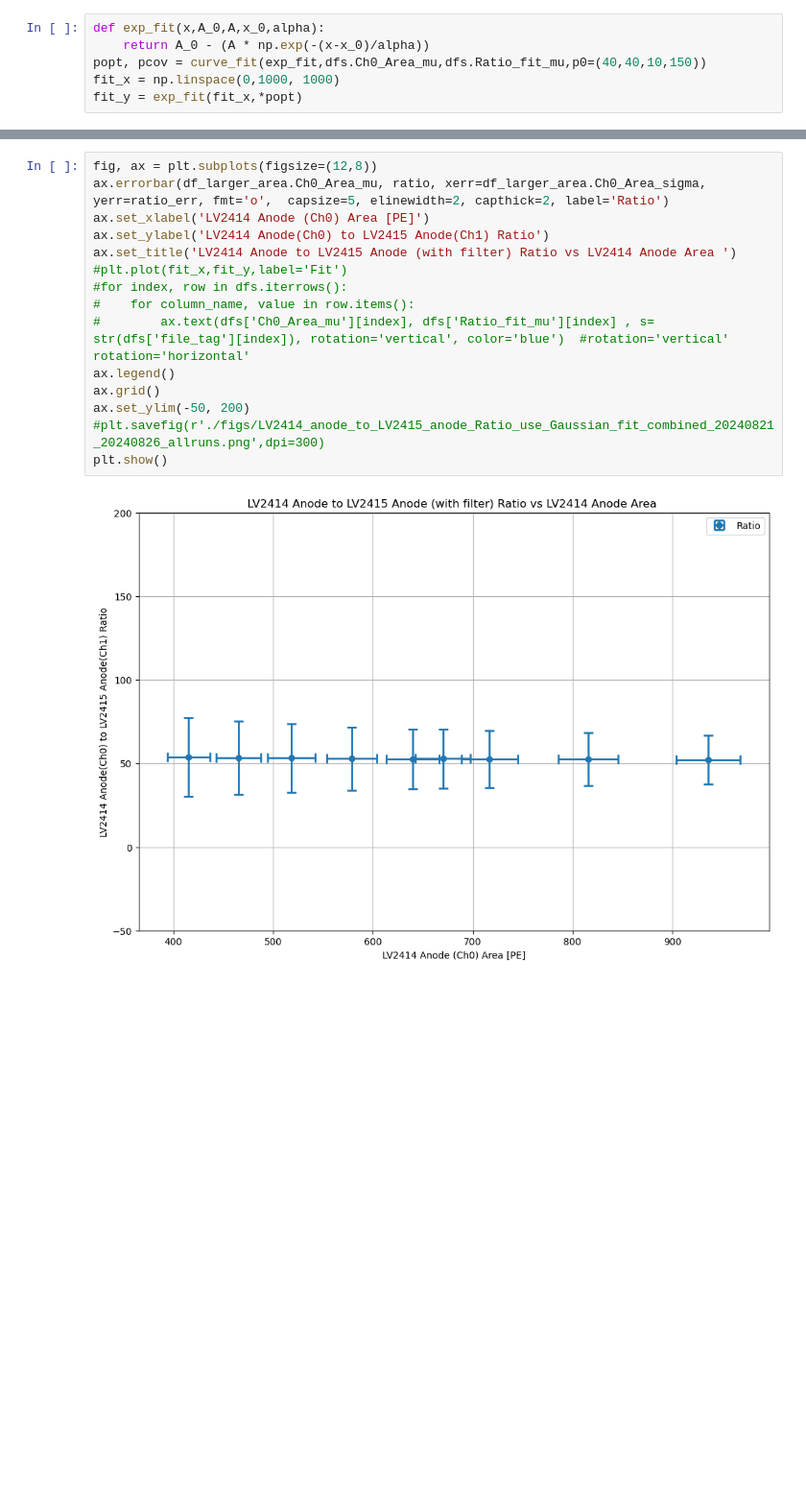
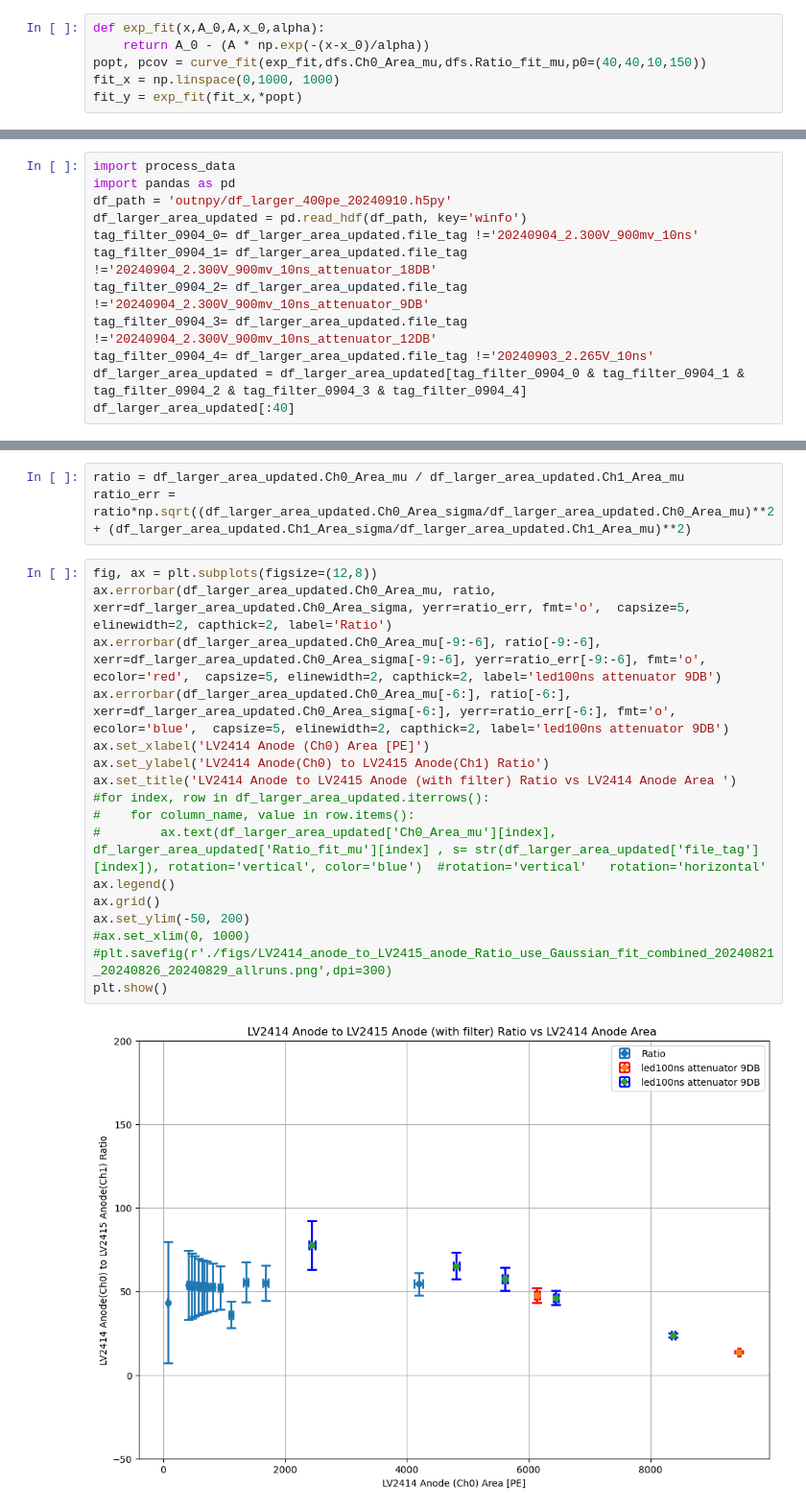
Before and after one commit to Westlake-University-Lsc-lab/ProcessLocalData, a Jupyter notebook: plotsfigures.ipynb, the cells around one changed output, grey strips where cells are left out. Shown at 96% size. Drawn from its saved outputs; the diff is of its cells as text; blank space fills up the shorter version.

Commit message:
add data columns for dynode correction and light filter correction

```diff
--- a/plotsfigures.ipynb
+++ b/plotsfigures.ipynb
@@ -343,0 +371,12 @@ plt.show()
+# %%
+import process_data
+import pandas as pd
+df_path = 'outnpy/df_larger_400pe_20240910.h5py'
+df_larger_area_updated = pd.read_hdf(df_path, key='winfo')
+tag_filter_0904_0= df_larger_area_updated.file_tag !='20240904_2.300V_900mv_10ns'
+tag_filter_0904_1= df_larger_area_updated.file_tag !='20240904_2.300V_900mv_10ns_attenuator_18DB'
+tag_filter_0904_2= df_larger_area_updated.file_tag !='20240904_2.300V_900mv_10ns_attenuator_9DB'
+tag_filter_0904_3= df_larger_area_updated.file_tag !='20240904_2.300V_900mv_10ns_attenuator_12DB'
+tag_filter_0904_4= df_larger_area_updated.file_tag !='20240903_2.265V_10ns'
+df_larger_area_updated = df_larger_area_updated[tag_filter_0904_0 & tag_filter_0904_1 & tag_filter_0904_2 & tag_filter_0904_3 & tag_filter_0904_4]
+df_larger_area_updated[:40]
@@ -344,17 +401,22 @@ plt.show()
+# %%
+ratio = df_larger_area_updated.Ch0_Area_mu / df_larger_area_updated.Ch1_Area_mu
+ratio_err = ratio*np.sqrt((df_larger_area_updated.Ch0_Area_sigma/df_larger_area_updated.Ch0_Area_mu)**2 + (df_larger_area_updated.Ch1_Area_sigma/df_larger_area_updated.Ch1_Area_mu)**2)
 # %%
 fig, ax = plt.subplots(figsize=(12,8))
-ax.errorbar(df_larger_area.Ch0_Area_mu, ratio, xerr=df_larger_area.Ch0_Area_sigma, yerr=ratio_err, fmt='o',  capsize=5, elinewidth=2, capthick=2, label='Ratio')
+ax.errorbar(df_larger_area_updated.Ch0_Area_mu, ratio, xerr=df_larger_area_updated.Ch0_Area_sigma, yerr=ratio_err, fmt='o',  capsize=5, elinewidth=2, capthick=2, label='Ratio')
+ax.errorbar(df_larger_area_updated.Ch0_Area_mu[-9:-6], ratio[-9:-6], xerr=df_larger_area_updated.Ch0_Area_sigma[-9:-6], yerr=ratio_err[-9:-6], fmt='o', ecolor='red',  capsize=5, elinewidth=2, capthick=2, label='led100ns attenuator 9DB')
+ax.errorbar(df_larger_area_updated.Ch0_Area_mu[-6:], ratio[-6:], xerr=df_larger_area_updated.Ch0_Area_sigma[-6:], yerr=ratio_err[-6:], fmt='o', ecolor='blue',  capsize=5, elinewidth=2, capthick=2, label='led100ns attenuator 9DB')
 ax.set_xlabel('LV2414 Anode (Ch0) Area [PE]')
 ax.set_ylabel('LV2414 Anode(Ch0) to LV2415 Anode(Ch1) Ratio')
 ax.set_title('LV2414 Anode to LV2415 Anode (with filter) Ratio vs LV2414 Anode Area ')
-#plt.plot(fit_x,fit_y,label='Fit')
-#for index, row in dfs.iterrows():
+#for index, row in df_larger_area_updated.iterrows():
 #    for column_name, value in row.items():
-#        ax.text(dfs['Ch0_Area_mu'][index], dfs['Ratio_fit_mu'][index] , s= str(dfs['file_tag'][index]), rotation='vertical', color='blue')  #rotation='vertical'   rotation='horizontal'
+#        ax.text(df_larger_area_updated['Ch0_Area_mu'][index], df_larger_area_updated['Ratio_fit_mu'][index] , s= str(df_larger_area_updated['file_tag'][index]), rotation='vertical', color='blue')  #rotation='vertical'   rotation='horizontal'
 ax.legend()
 ax.grid()
 ax.set_ylim(-50, 200)
-#plt.savefig(r'./figs/LV2414_anode_to_LV2415_anode_Ratio_use_Gaussian_fit_combined_20240821_20240826_allruns.png',dpi=300)
+#ax.set_xlim(0, 1000)
+#plt.savefig(r'./figs/LV2414_anode_to_LV2415_anode_Ratio_use_Gaussian_fit_combined_20240821_20240826_20240829_allruns.png',dpi=300)
 plt.show()
 # %% [output]
-[figure, old version]
+[figure, new version]
```
Also changed, not shown: parts of 25 cells of this notebook.
